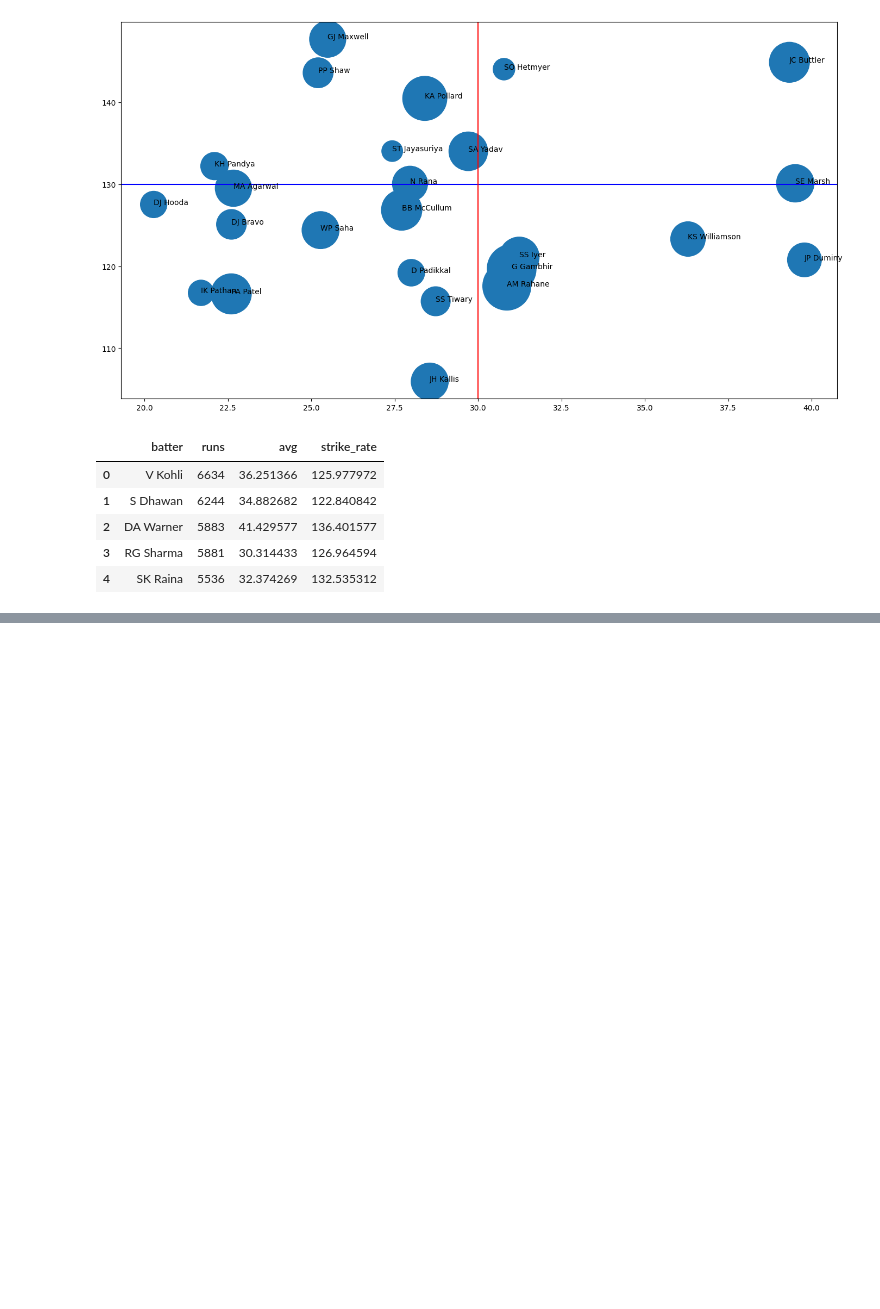
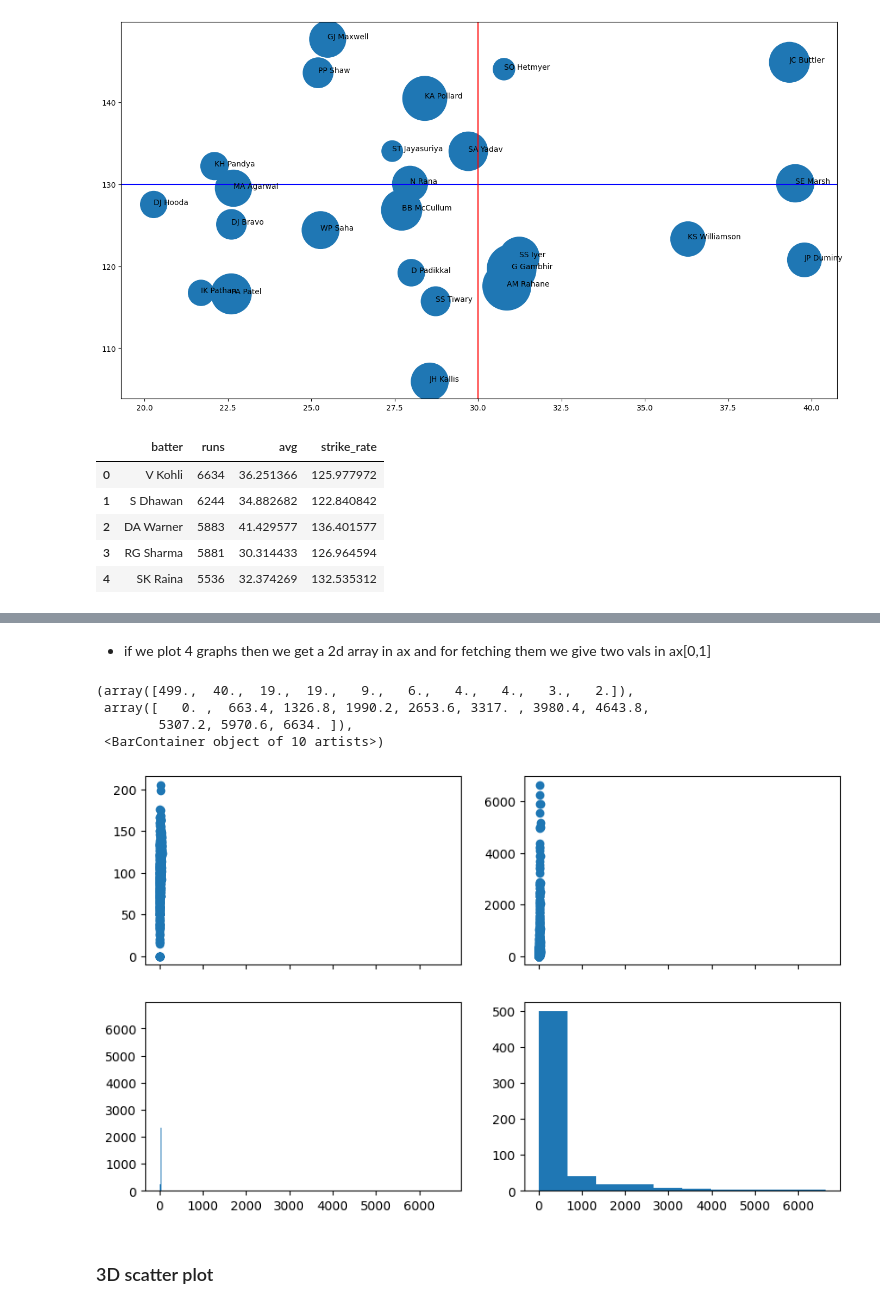
Before and after one commit to ishantiwariii/data-science, a Jupyter notebook: matplotlib/practice_2.ipynb, the cells around one changed output, grey strips where cells are left out. Saved outputs shown, nothing was run; the diff lists cells and outputs as text; code cells hidden in the pictures; blank space fills up the shorter version.

```diff
--- a/matplotlib/practice_2.ipynb
+++ b/matplotlib/practice_2.ipynb
@@ -152,0 +192,20 @@ Text(0, 0.5, 'Strike Rate')
+# %% [markdown]
+- if we plot 4  graphs then we get a 2d array in ax and for fetching them we give two vals in ax[0,1]
+# %%
+fig , ax = plt.subplots(nrows=2, ncols=2 , sharex=True , figsize=(10, 6))
+
+ax[0,0].scatter(batter['avg'], batter['strike_rate'])
+
+ax[0,1].scatter(batter['avg'], batter['runs'])
+
+ax[1,0].bar(batter['avg'], batter['runs'])
+
+ax[1,1].hist(batter['runs'])
+# %% [output]
+(array([499.,  40.,  19.,  19.,   9.,   6.,   4.,   4.,   3.,   2.]),
+ array([   0. ,  663.4, 1326.8, 1990.2, 2653.6, 3317. , 3980.4, 4643.8,
+        5307.2, 5970.6, 6634. ]),
+ <BarContainer object of 10 artists>)
+[figure, added]
+# %% [markdown]
+### 3D scatter plot
```
Also changed, not shown: parts of 12 cells of this notebook, 2 other files.
